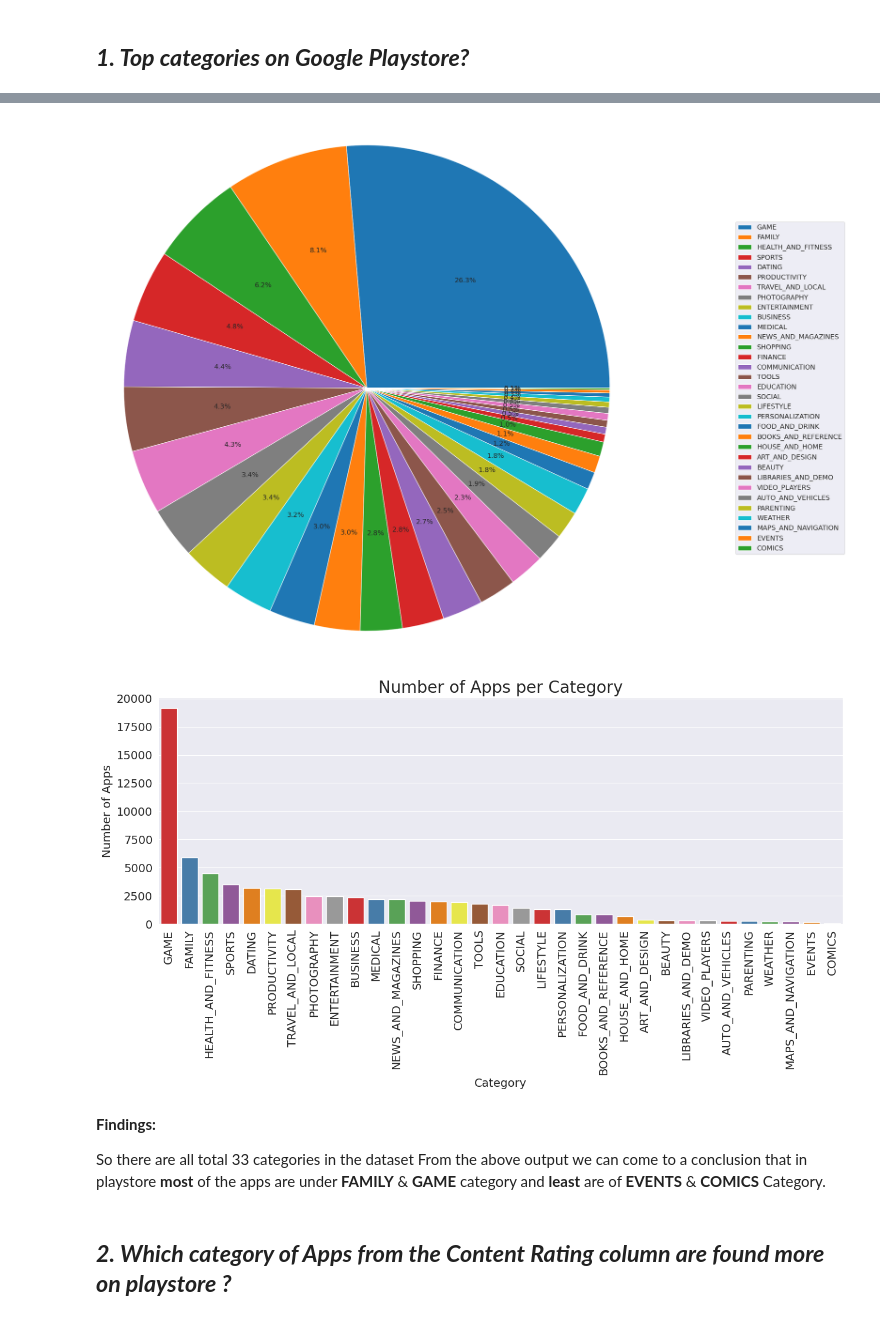
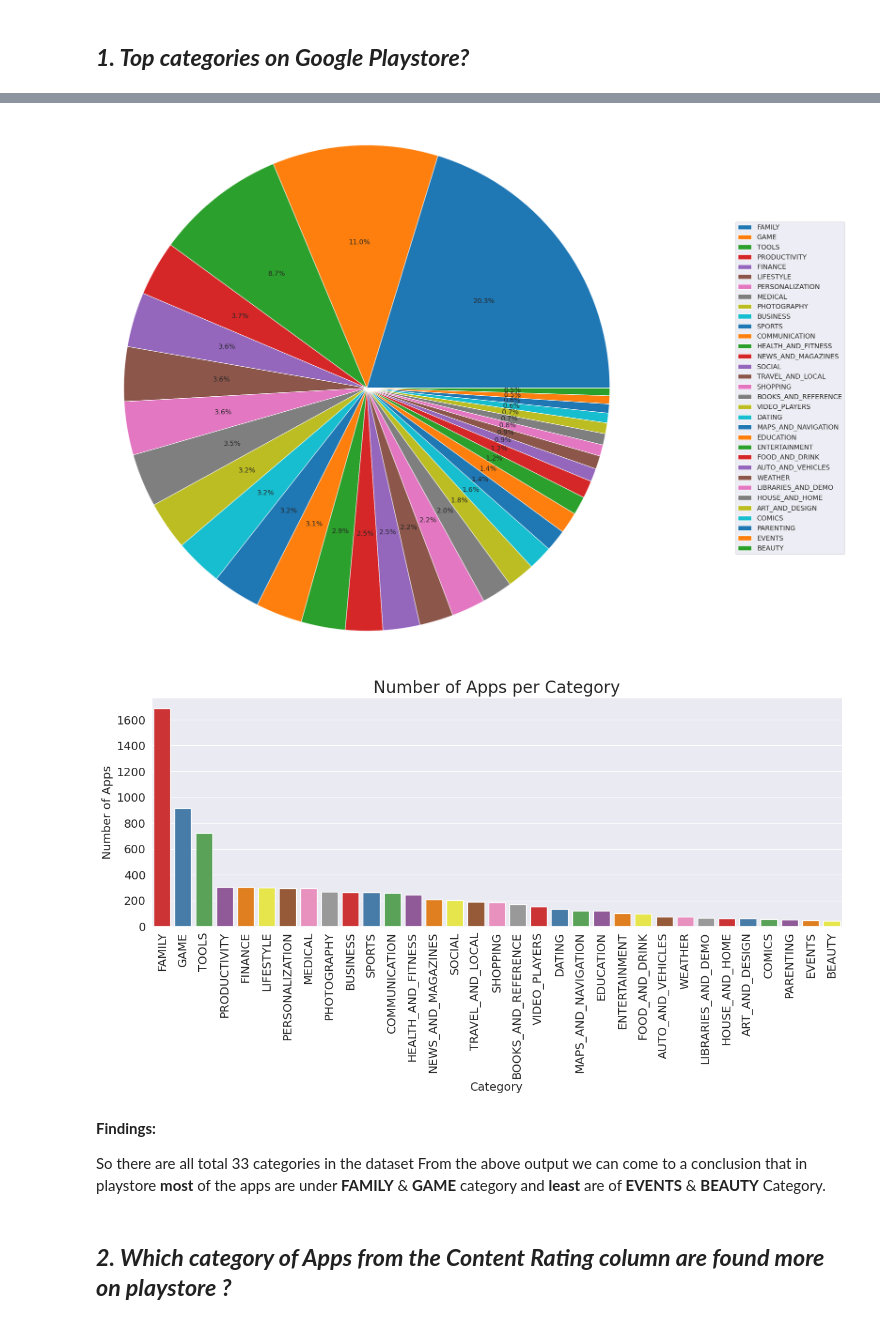
Before and after one commit to Harshalkumar96/Play_Store_App_Review_EDA_Project, a Jupyter notebook: AlmaBettter_Play_Store_App_Review_Analysis_Capstone_Project.ipynb, the cells around one changed output, grey strips where cells are left out. Saved outputs shown, nothing was run; the diff lists cells and outputs as text; code cells hidden in the pictures.

```diff
--- a/AlmaBettter_Play_Store_App_Review_Analysis_Capstone_Project.ipynb
+++ b/AlmaBettter_Play_Store_App_Review_Analysis_Capstone_Project.ipynb
@@ -557,0 +927,5 @@ we've now 4 Numerical columns
+# %%
+# since coerce is not working we are manually converting noise to null and converting Size to flaot(numeric)
+
+df1['Size'] = df1.Size.replace("Varies with device",np.nan)
+df1['Size'] =df1['Size'].astype(float)
@@ -557,0 +950,6 @@ we've now 4 Numerical columns
+# %%
+# Convert Installs to numeric and remove special characters.
+
+df1.loc[:,'Installs'] = df1['Installs'].apply(lambda x : str(x).replace('+','') if '+' in str(x) else str(x))
+df1.loc[:,'Installs'] = df1['Installs'].apply(lambda x : str(x).replace(',','') if ',' in str(x) else str(x))
+df1.loc[:,'Installs'] = df1['Installs'].apply(lambda x : float(x))
@@ -557,0 +990,4 @@ we've now 4 Numerical columns
+# %%
+# Converting Price into numerical values
+df1['Price'] = df1['Price'].apply(lambda x : str(x).replace('$','') if '$' in str(x) else str(x))
+df1['Price'] = df1['Price'].apply(lambda x : float(x))
@@ -557,0 +1031,5 @@ we've now 4 Numerical columns
+# %%
+# Converting the Object Type to datetime Type.
+
+df1['Last Updated'] = pd.to_datetime(df1['Last Updated'])
+df1['Last Updated']
@@ -700,28 +1230,28 @@ graph.set_title("Top categories on Playstore", fontsize = 25);
 # %%
 #Basic pie chart to view distribution of apps across various categories
 fig, ax = plt.subplots(figsize=(20, 20), subplot_kw=dict(aspect="equal"))
-number_of_apps = df["Category"].value_counts()
+number_of_apps = df1["Category"].value_counts()
 labels = number_of_apps.index
 sizes = number_of_apps.values
 ax.pie(sizes,labeldistance=2,autopct='%1.1f%%')
 ax.legend(labels=labels,loc="right",bbox_to_anchor=(0.9, 0, 0.5, 1))
 ax.axis("equal")
 plt.show()
 # %% [output]
-[figure, old version]
+[figure, new version]
 # %%
 plt.figure(figsize=(15,5))
-ax = sns.countplot(x='Category', data=df, palette="Set1", order = df['Category'].value_counts().index)
+ax = sns.countplot(x='Category', data=df1, palette="Set1", order = df1['Category'].value_counts().index)
 plt.ylabel("Number of Apps")
 plt.title("Number of Apps per Category", size=20)
 for item in ax.get_xticklabels():
     item.set_rotation(90)
 # %% [output]
-[figure, old version]
+[figure, new version]
 # %% [markdown]
 **Findings:**
 
-So there are all total 33 categories in the dataset From the above output we can come to a conclusion that in playstore **most** of the apps are under **FAMILY** & **GAME** category and **least** are of **EVENTS** & **COMICS** Category.
+So there are all total 33 categories in the dataset From the above output we can come to a conclusion that in playstore **most** of the apps are under **FAMILY** & **GAME** category and **least** are of **EVENTS** & **BEAUTY** Category.
 # %% [markdown]
 ## ***2. Which category of Apps from the Content Rating column are found more on playstore ?***
 # %%
```
Also changed, not shown: parts of 172 cells of this notebook.
